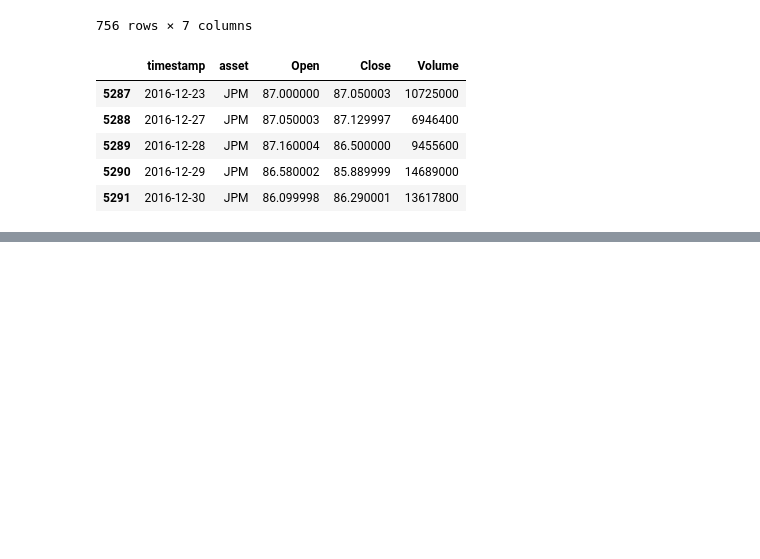
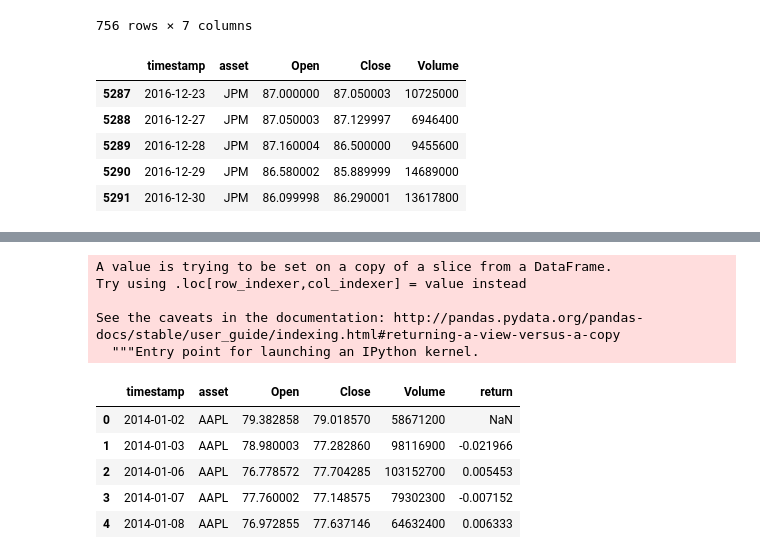
Before and after one commit to sd12498y/Cashcowputer, a Jupyter notebook: twitter sentiment classifier.ipynb, the cells around one changed output, grey strips where cells are left out. Drawn from its saved outputs; the diff is of its cells as text; code cells hidden in the pictures; blank space fills up the shorter version.

```diff
--- a/twitter sentiment classifier.ipynb
+++ b/twitter sentiment classifier.ipynb
@@ -1024,0 +1072,17 @@ temp.to_csv('./datasets/cashcowputer-dataset/preprocessed/price/price.csv',index
+# %%
+aapl_price['return'] = aapl_price['Close'].pct_change()
+# %% [output]
+A value is trying to be set on a copy of a slice from a DataFrame.
+Try using .loc[row_indexer,col_indexer] = value instead
+
+See the caveats in the documentation: http://pandas.pydata.org/pandas-docs/stable/user_guide/indexing.html#returning-a-view-versus-a-copy
+  """Entry point for launching an IPython kernel.
+# %%
+aapl_price.head()
+# %% [output]
+|  | timestamp | asset | Open | Close | Volume | return |
+| 0 | 2014-01-02 | AAPL | 79.382858 | 79.018570 | 58671200 | NaN |
+| 1 | 2014-01-03 | AAPL | 78.980003 | 77.282860 | 98116900 | -0.021966 |
+| 2 | 2014-01-06 | AAPL | 76.778572 | 77.704285 | 103152700 | 0.005453 |
+| 3 | 2014-01-07 | AAPL | 77.760002 | 77.148575 | 79302300 | -0.007152 |
+| 4 | 2014-01-08 | AAPL | 76.972855 | 77.637146 | 64632400 | 0.006333 |
```
Also changed, not shown: parts of 68 cells of this notebook.
